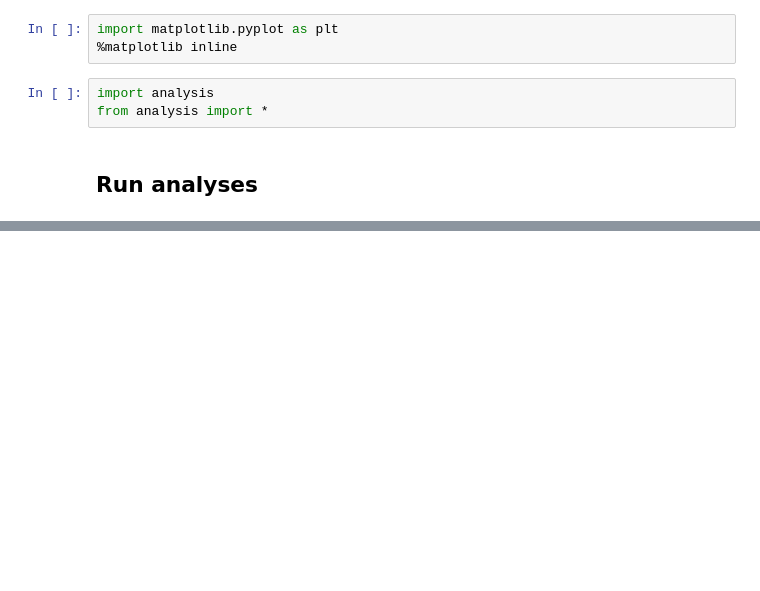
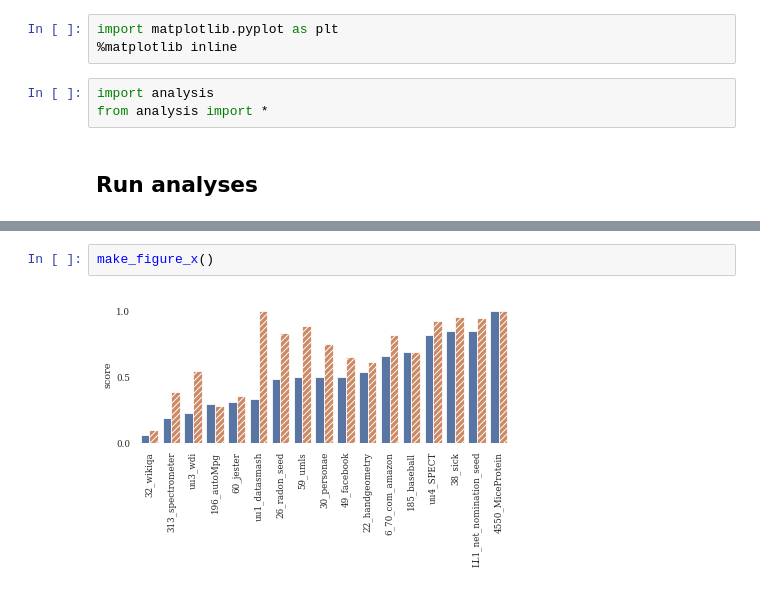
Before and after one commit to micahjsmith/ml-bazaar-analysis, a Jupyter notebook: notebooks/Analysis.ipynb, the cells around one changed output, grey strips where cells are left out. Drawn from its saved outputs; the diff is of its cells as text; blank space fills up the shorter version.

```diff
--- a/notebooks/Analysis.ipynb
+++ b/notebooks/Analysis.ipynb
@@ -37,0 +43,4 @@ make_figure_7()
+# %%
+make_figure_x()
+# %% [output]
+[figure, added]
```
Also changed, not shown: parts of 24 cells of this notebook, 1 other file.
